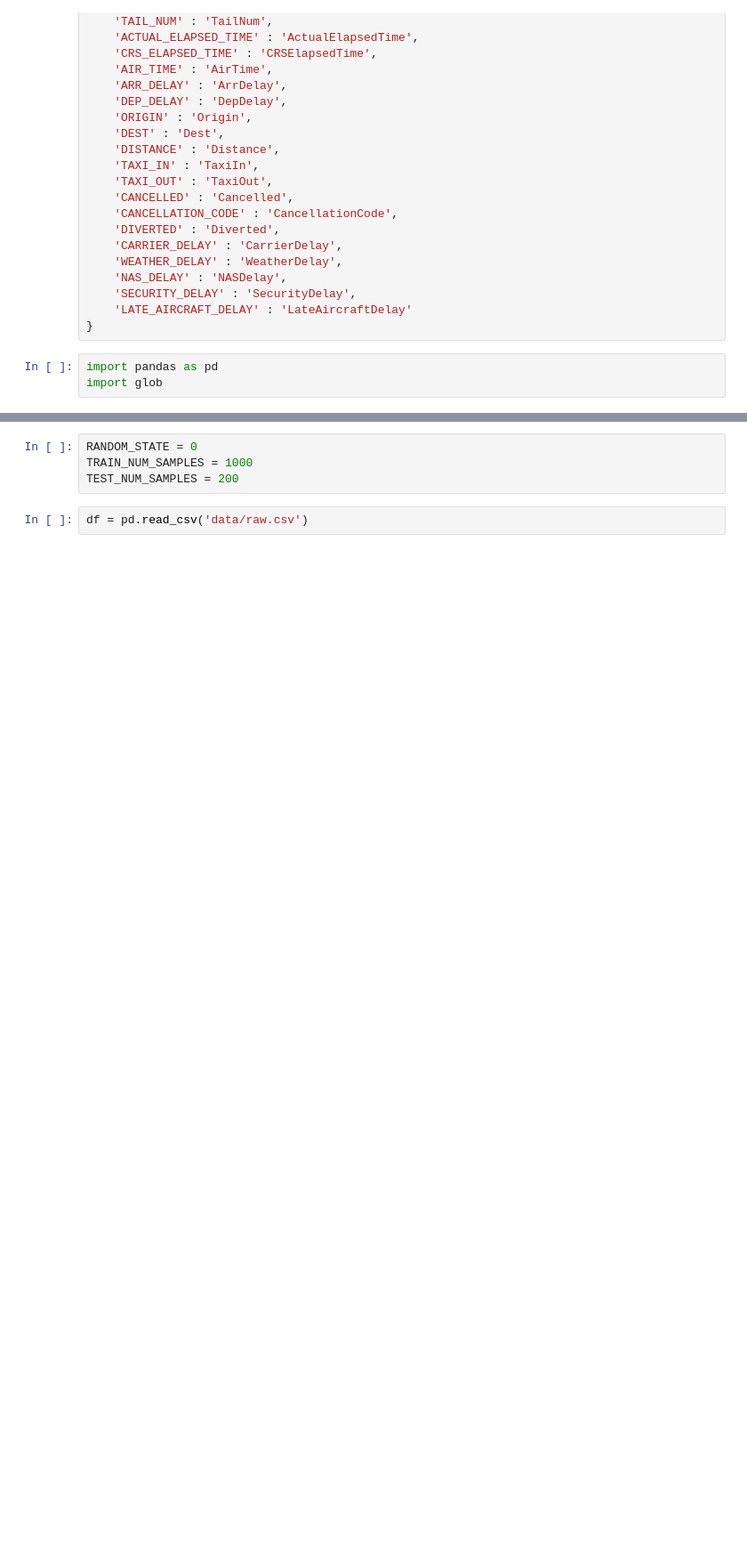
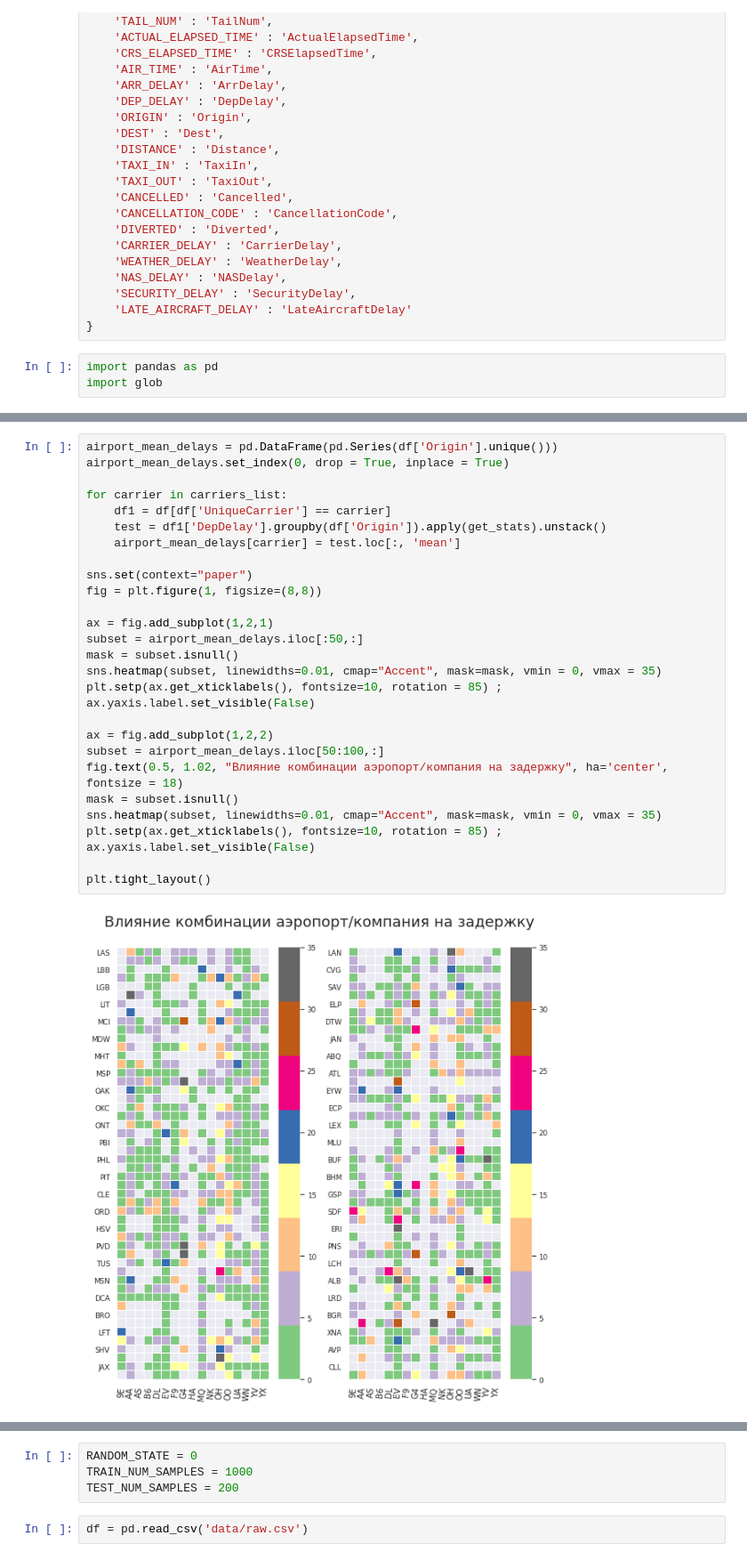
Before and after one commit to Aribaldi/Mlinreg, a Jupyter notebook: LinearRegression.ipynb, the cells around one changed output, grey strips where cells are left out. Shown at 89% size. Drawn from its saved outputs; the diff is of its cells as text; blank space fills up the shorter version.

```diff
--- a/LinearRegression.ipynb
+++ b/LinearRegression.ipynb
@@ -69,0 +230,30 @@ df = pd.read_csv('data/raw.csv')
+# %%
+airport_mean_delays = pd.DataFrame(pd.Series(df['Origin'].unique()))
+airport_mean_delays.set_index(0, drop = True, inplace = True)
+
+for carrier in carriers_list:
+    df1 = df[df['UniqueCarrier'] == carrier]
+    test = df1['DepDelay'].groupby(df['Origin']).apply(get_stats).unstack()
+    airport_mean_delays[carrier] = test.loc[:, 'mean']
+
+sns.set(context="paper")
+fig = plt.figure(1, figsize=(8,8))
+
+ax = fig.add_subplot(1,2,1)
+subset = airport_mean_delays.iloc[:50,:]
+mask = subset.isnull()
+sns.heatmap(subset, linewidths=0.01, cmap="Accent", mask=mask, vmin = 0, vmax = 35)
+plt.setp(ax.get_xticklabels(), fontsize=10, rotation = 85) ;
+ax.yaxis.label.set_visible(False)
+
+ax = fig.add_subplot(1,2,2)
+subset = airport_mean_delays.iloc[50:100,:]
+fig.text(0.5, 1.02, "Влияние комбинации аэропорт/компания на задержку", ha='center', fontsize = 18)
+mask = subset.isnull()
+sns.heatmap(subset, linewidths=0.01, cmap="Accent", mask=mask, vmin = 0, vmax = 35)
+plt.setp(ax.get_xticklabels(), fontsize=10, rotation = 85) ;
+ax.yaxis.label.set_visible(False)
+
+plt.tight_layout()
+# %% [output]
+[figure, added]
```
Also changed, not shown: parts of 38 cells of this notebook.
